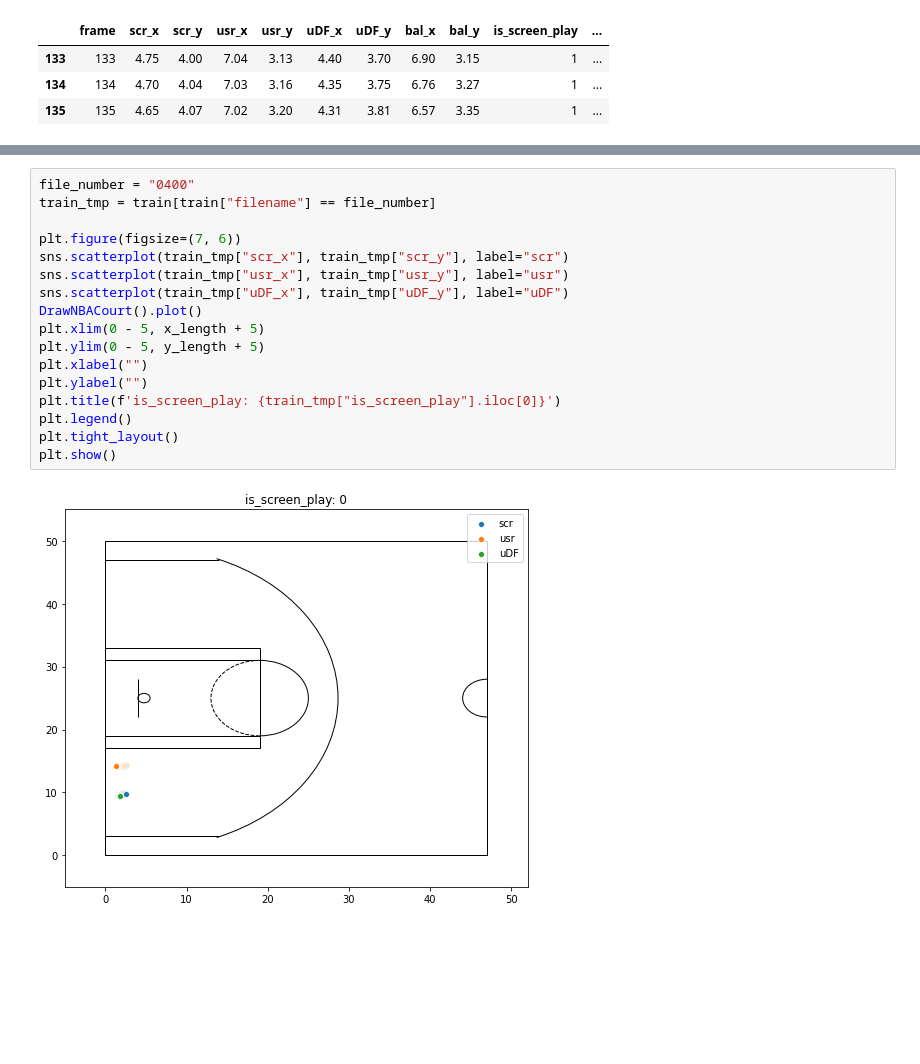
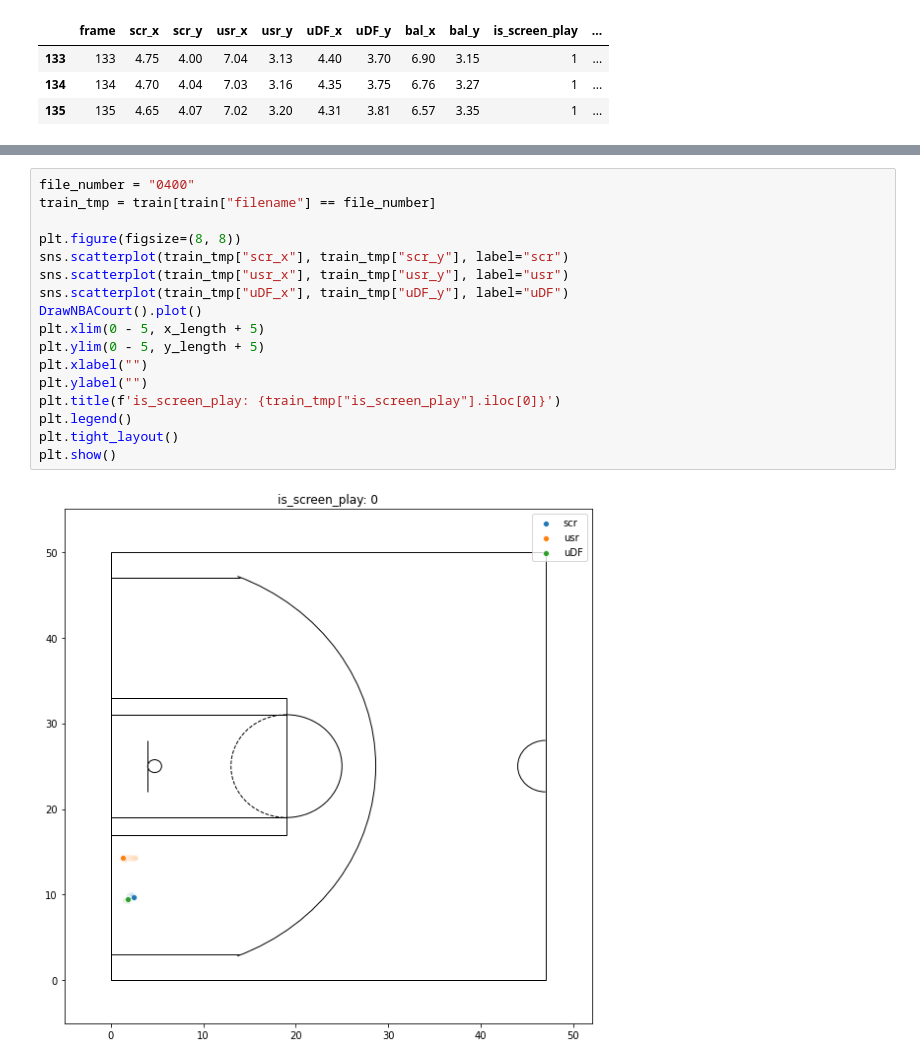
Before and after one commit to takaiyuk/codalab-bbc2020, a Jupyter notebook: notebooks/data.ipynb, the cells around one changed output, grey strips where cells are left out. Drawn from its saved outputs; the diff is of its cells as text; blank space fills up the shorter version.

```diff
--- a/notebooks/data.ipynb
+++ b/notebooks/data.ipynb
@@ -144,22 +144,22 @@ plt.show()
 # %%
 file_number = "0400"
 train_tmp = train[train["filename"] == file_number]
 
-plt.figure(figsize=(7, 6))
+plt.figure(figsize=(8, 8))
 sns.scatterplot(train_tmp["scr_x"], train_tmp["scr_y"], label="scr")
 sns.scatterplot(train_tmp["usr_x"], train_tmp["usr_y"], label="usr")
 sns.scatterplot(train_tmp["uDF_x"], train_tmp["uDF_y"], label="uDF")
 DrawNBACourt().plot()
 plt.xlim(0 - 5, x_length + 5)
 plt.ylim(0 - 5, y_length + 5)
 plt.xlabel("")
 plt.ylabel("")
 plt.title(f'is_screen_play: {train_tmp["is_screen_play"].iloc[0]}')
 plt.legend()
 plt.tight_layout()
 plt.show()
 # %% [output]
-[figure, old version]
+[figure, new version]
 # %%
 file_number = "0401"
 train_tmp = train[train["filename"] == file_number]
```
Also changed, not shown: parts of 4 cells of this notebook.
